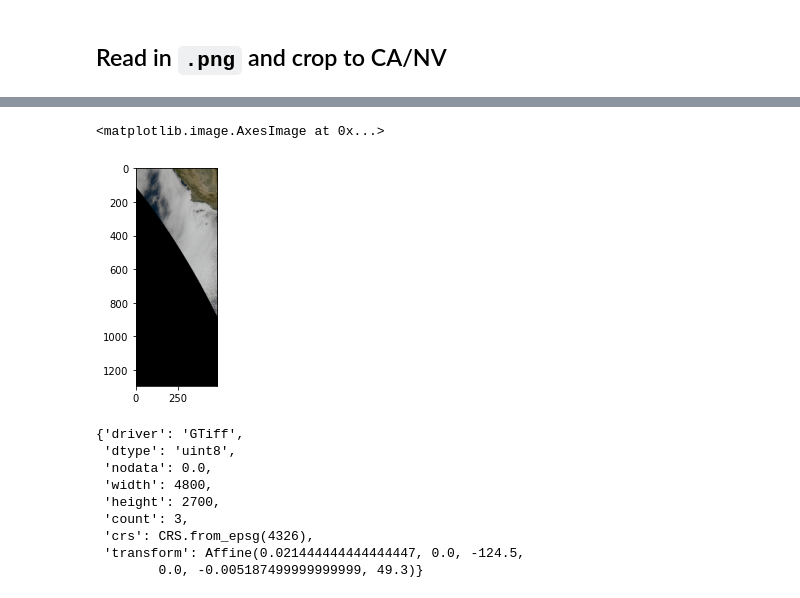
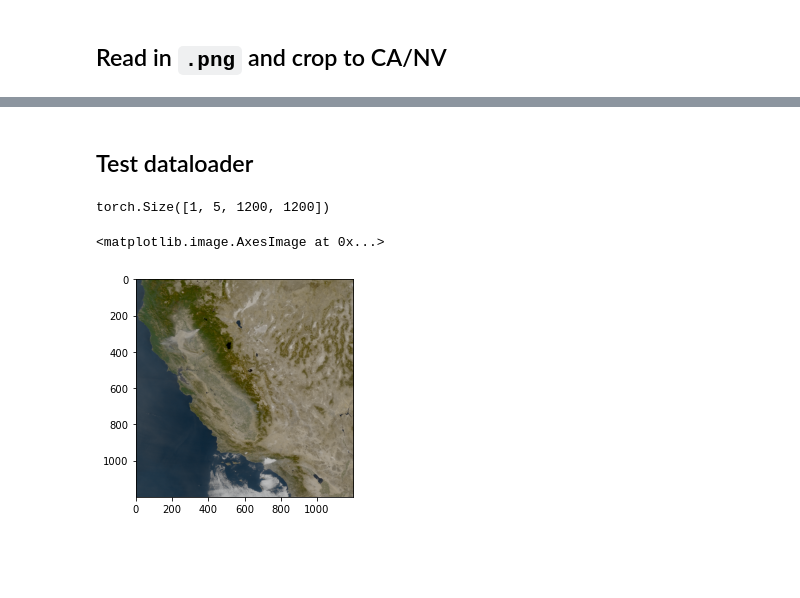
Before and after one commit to jeffwen/smoke_segmentation, a Jupyter notebook: notebooks/3-1_pytorch_network_training.ipynb, the cells around one changed output, grey strips where cells are left out. Drawn from its saved outputs; the diff is of its cells as text; code cells hidden in the pictures; blank space fills up the shorter version.

Commit message:
add inference script and test dataset loader

```diff
--- a/notebooks/3-1_pytorch_network_training.ipynb
+++ b/notebooks/3-1_pytorch_network_training.ipynb
@@ -78,3 +75,11 @@ from utils import helpers as h
 
 ## gather image filenames for true_color (which each has corresponding channel/ masks)
 imgs = glob.glob(f'../data/img/test_img/true_color*')
+# %%
+file_str = os.path.basename(imgs[0])
+print(f"fname_params: {h.get_true_color_filename_split_dict(file_str)}")
+print(f"file_str: {file_str}")
+print(f"true_color_fn: {file_str.split('/')[-1]}")
+print(f"start_end_slug: {true_color_fn.split('_')[4] +'_'+ true_color_fn.split('_')[5].split('.')[0]}")
+
+print(f"true_color_{'_'.join(file_str.split('/')[-1].split('_')[2:])}")
@@ -109,7 +120,7 @@ np.array(Image.open('../data/img/test_img/true_color_G16_doy217_s201808051730_e2
 # %% [output]
 (1200, 1200, 3)
 # %%
-bands = ['true_color', 'C07', 'C11', 'merra2']
+bands = ['true_color', 'C07', 'C11']
 
 # read in images
 temp_img_list = []
@@ -288,0 +244,2 @@ with rasterio.open('../data/img/trial_img.png', mode='r+') as src:
+# %% [markdown]
+## Test dataloader
@@ -289,5 +341,17 @@ with rasterio.open('../data/img/trial_img.png', mode='r+') as src:
+# %%
+test_dataset = WildfireSmokePredictDataset("../data/img/test_img/",
+                            bands=['true_color','C07','C11'],
+                            transform=transforms.ToTensor())
+test_loader = DataLoader(test_dataset, batch_size=3, num_workers=0, shuffle=False)
+# %%
+it = iter(test_loader)
+blah, fname = next(it)
+# %%
+blah[2,:,:,:].unsqueeze(0).shape
+# %% [output]
+torch.Size([1, 5, 1200, 1200])
 # %%
-plt.imshow(out_image[0:3,:,:].transpose(1,2,0))
+plt.imshow(blah[2,0:3,:,:].cpu().numpy().transpose((1,2,0)))
 # %% [output]
 <matplotlib.image.AxesImage at 0x...>
-[figure, old version]
+[figure, new version]
@@ -306,12 +357,0 @@ with rasterio.open('../data/img/trial_img.tiff', mode='r+') as src:
-# %%
-src.meta
-# %% [output]
-{'driver': 'GTiff',
- 'dtype': 'uint8',
- 'nodata': 0.0,
- 'width': 4800,
- 'height': 2700,
- 'count': 3,
- 'crs': CRS.from_epsg(4326),
- 'transform': Affine(0.021444444444444447, 0.0, -124.5,
-        0.0, -0.005187499999999999, 49.3)}
```
Also changed, not shown: parts of 30 cells of this notebook, 5 other files.
